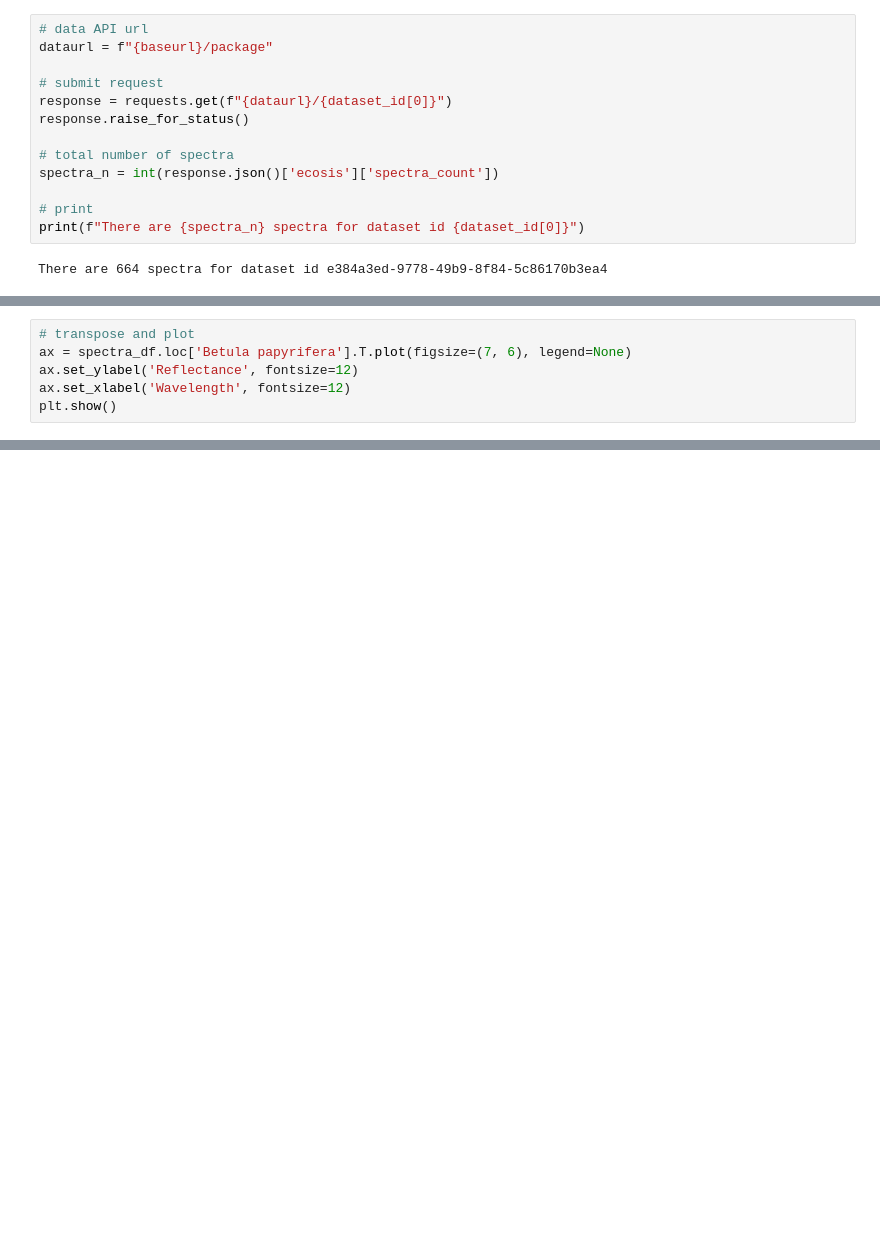
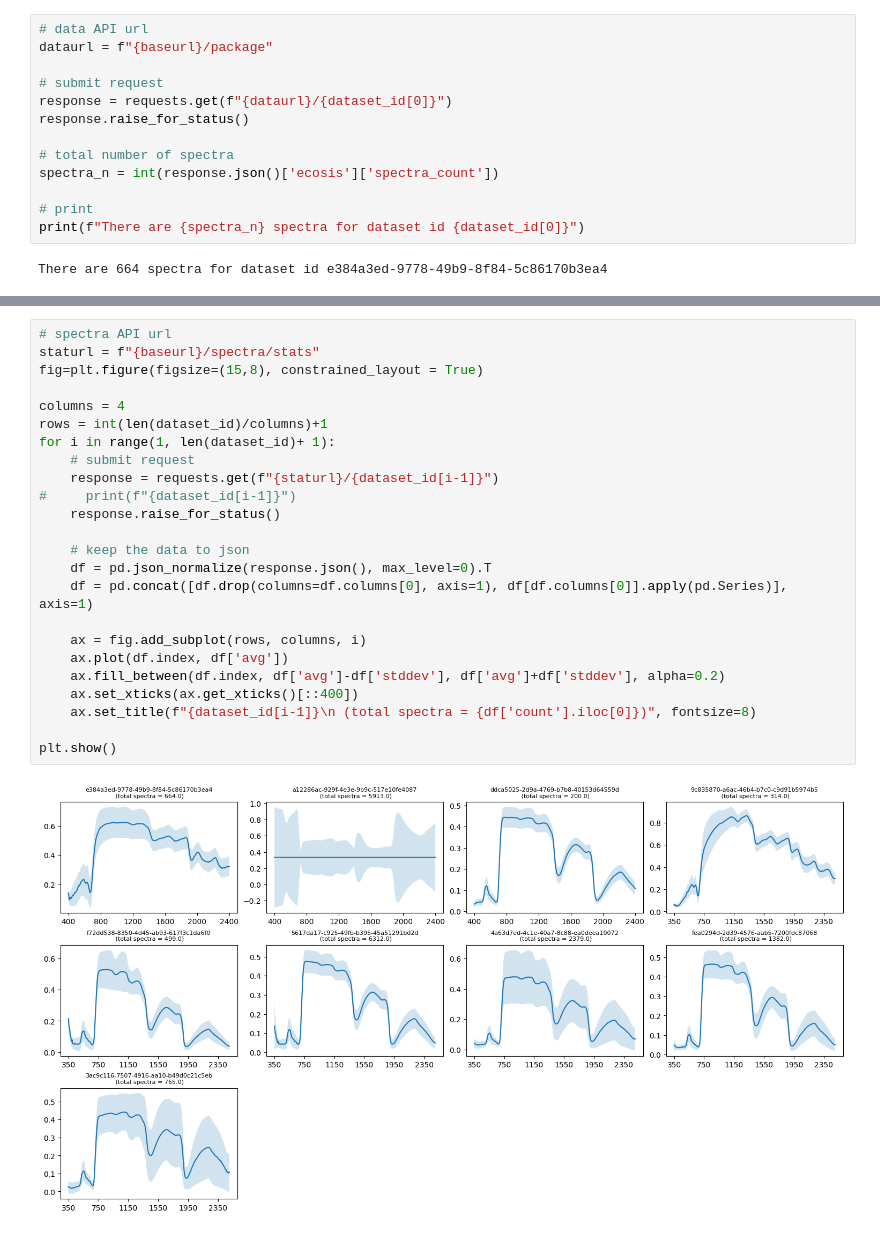
Before and after one commit to rupesh2/ecosis, a Jupyter notebook: ecosis_api.ipynb, the cells around one changed output, grey strips where cells are left out. Saved outputs shown, nothing was run; the diff lists cells and outputs as text; blank space fills up the shorter version.

```diff
--- a/ecosis_api.ipynb
+++ b/ecosis_api.ipynb
@@ -109,6 +111,0 @@ spectra_df[:2]
-# %%
-# transpose and plot
-ax = spectra_df.loc['Betula papyrifera'].T.plot(figsize=(7, 6), legend=None)
-ax.set_ylabel('Reflectance', fontsize=12)
-ax.set_xlabel('Wavelength', fontsize=12)
-plt.show()
@@ -126,0 +140,26 @@ plt.show()
+# %%
+# spectra API url
+staturl = f"{baseurl}/spectra/stats"
+fig=plt.figure(figsize=(15,8), constrained_layout = True)
+
+columns = 4
+rows = int(len(dataset_id)/columns)+1
+for i in range(1, len(dataset_id)+ 1):
+    # submit request
+    response = requests.get(f"{staturl}/{dataset_id[i-1]}")
+#     print(f"{dataset_id[i-1]}")
+    response.raise_for_status()
+
+    # keep the data to json
+    df = pd.json_normalize(response.json(), max_level=0).T
+    df = pd.concat([df.drop(columns=df.columns[0], axis=1), df[df.columns[0]].apply(pd.Series)], axis=1)
+
+    ax = fig.add_subplot(rows, columns, i)
+    ax.plot(df.index, df['avg'])
+    ax.fill_between(df.index, df['avg']-df['stddev'], df['avg']+df['stddev'], alpha=0.2)
+    ax.set_xticks(ax.get_xticks()[::400])
+    ax.set_title(f"{dataset_id[i-1]}\n (total spectra = {df['count'].iloc[0]})", fontsize=8)
+
+plt.show()
+# %% [output]
+[figure, added]
```
Also changed, not shown: parts of 13 cells of this notebook.
